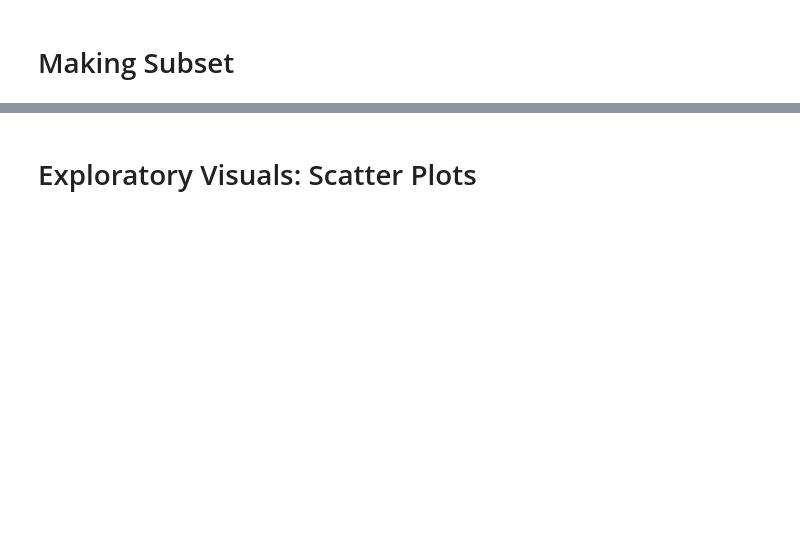
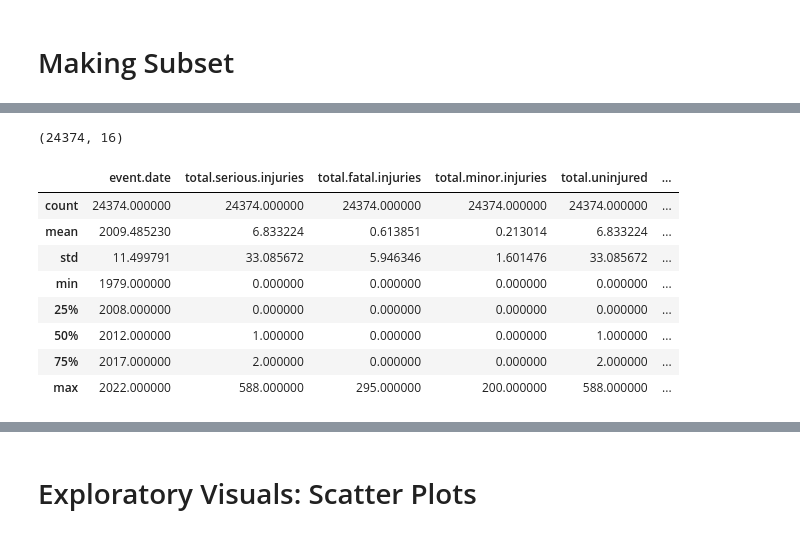
Before and after one commit to pyamin1878/Airline_DS_Project, a Jupyter notebook: Notebooks/shelley_working_notebook.ipynb, the cells around one changed output, grey strips where cells are left out. Drawn from its saved outputs; the diff is of its cells as text; code cells hidden in the pictures; blank space fills up the shorter version.

```diff
--- a/Notebooks/shelley_working_notebook.ipynb
+++ b/Notebooks/shelley_working_notebook.ipynb
@@ -227,0 +331,2 @@ dtype: int64
+# %%
+df_subset2['engine.type'] = df_subset2['engine.type'].fillna('N/A')
@@ -227,0 +364,2 @@ dtype: int64
+# %%
+df_subset2['weather.condition'] = df_subset2['weather.condition'].fillna('N/A')
@@ -227,0 +406,5 @@ dtype: int64
+# %%
+df_subset2['total.serious.injuries'] = df_subset2['total.serious.injuries'].values.astype(float).astype(int)
+df_subset2['total.fatal.injuries'] = df_subset2['total.fatal.injuries'].values.astype(float).astype(int)
+df_subset2['total.minor.injuries'] = df_subset2['total.minor.injuries'].values.astype(float).astype(int)
+df_subset2['total.uninjured'] = df_subset2['total.uninjured'].values.astype(float).astype(int)
@@ -227,0 +450,18 @@ dtype: int64
+# %%
+# Turning injury columns into percentage of total passengers
+df_subset2['fatal.injuries.perc'] = round(((df_subset2['total.fatal.injuries'] / (df_subset2['total.fatal.injuries'] +
+                                                                             df_subset2['total.minor.injuries'] +
+                                                                             df_subset2['total.serious.injuries'] +
+                                                                             df_subset2['total.uninjured'])) * 100), 1)
+df_subset2['serious.injuries.perc'] = round(((df_subset2['total.serious.injuries'] / (df_subset2['total.fatal.injuries'] +
+                                                                             df_subset2['total.minor.injuries'] +
+                                                                             df_subset2['total.serious.injuries'] +
+                                                                             df_subset2['total.uninjured'])) * 100), 1)
+df_subset2['minor.injuries.perc'] = round(((df_subset2['total.minor.injuries'] / (df_subset2['total.fatal.injuries'] +
+                                                                             df_subset2['total.minor.injuries'] +
+                                                                             df_subset2['total.serious.injuries'] +
+                                                                             df_subset2['total.uninjured'])) * 100), 1)
+df_subset2['uninjured.injuries.perc'] = round(((df_subset2['total.uninjured'] / (df_subset2['total.fatal.injuries'] +
+                                                                             df_subset2['total.minor.injuries'] +
+                                                                             df_subset2['total.serious.injuries'] +
+                                                                             df_subset2['total.uninjured'])) * 100), 1)
@@ -227,0 +498,16 @@ dtype: int64
+# %%
+df_subset2.shape
+# %% [output]
+(24374, 16)
+# %%
+df_subset2.describe()
+# %% [output]
+|  | event.date | total.serious.injuries | total.fatal.injuries | total.minor.injuries | total.uninjured | ... |
+| count | 24374.000000 | 24374.000000 | 24374.000000 | 24374.000000 | 24374.000000 | ... |
+| mean | 2009.485230 | 6.833224 | 0.613851 | 0.213014 | 6.833224 | ... |
+| std | 11.499791 | 33.085672 | 5.946346 | 1.601476 | 33.085672 | ... |
+| min | 1979.000000 | 0.000000 | 0.000000 | 0.000000 | 0.000000 | ... |
+| 25% | 2008.000000 | 0.000000 | 0.000000 | 0.000000 | 0.000000 | ... |
+| 50% | 2012.000000 | 1.000000 | 0.000000 | 0.000000 | 1.000000 | ... |
+| 75% | 2017.000000 | 2.000000 | 0.000000 | 0.000000 | 2.000000 | ... |
+| max | 2022.000000 | 588.000000 | 295.000000 | 200.000000 | 588.000000 | ... |
```
Also changed, not shown: parts of 45 cells of this notebook, 2 other files.
